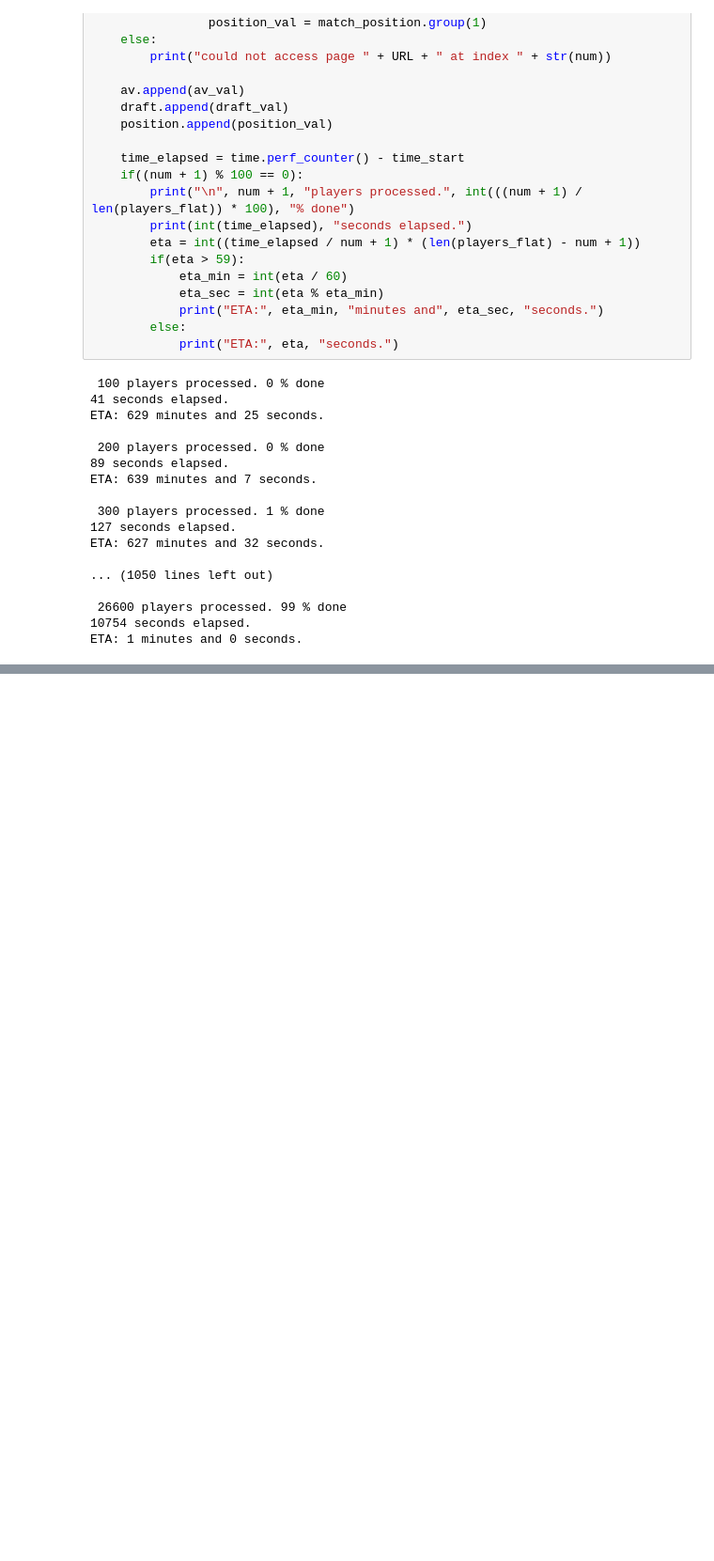
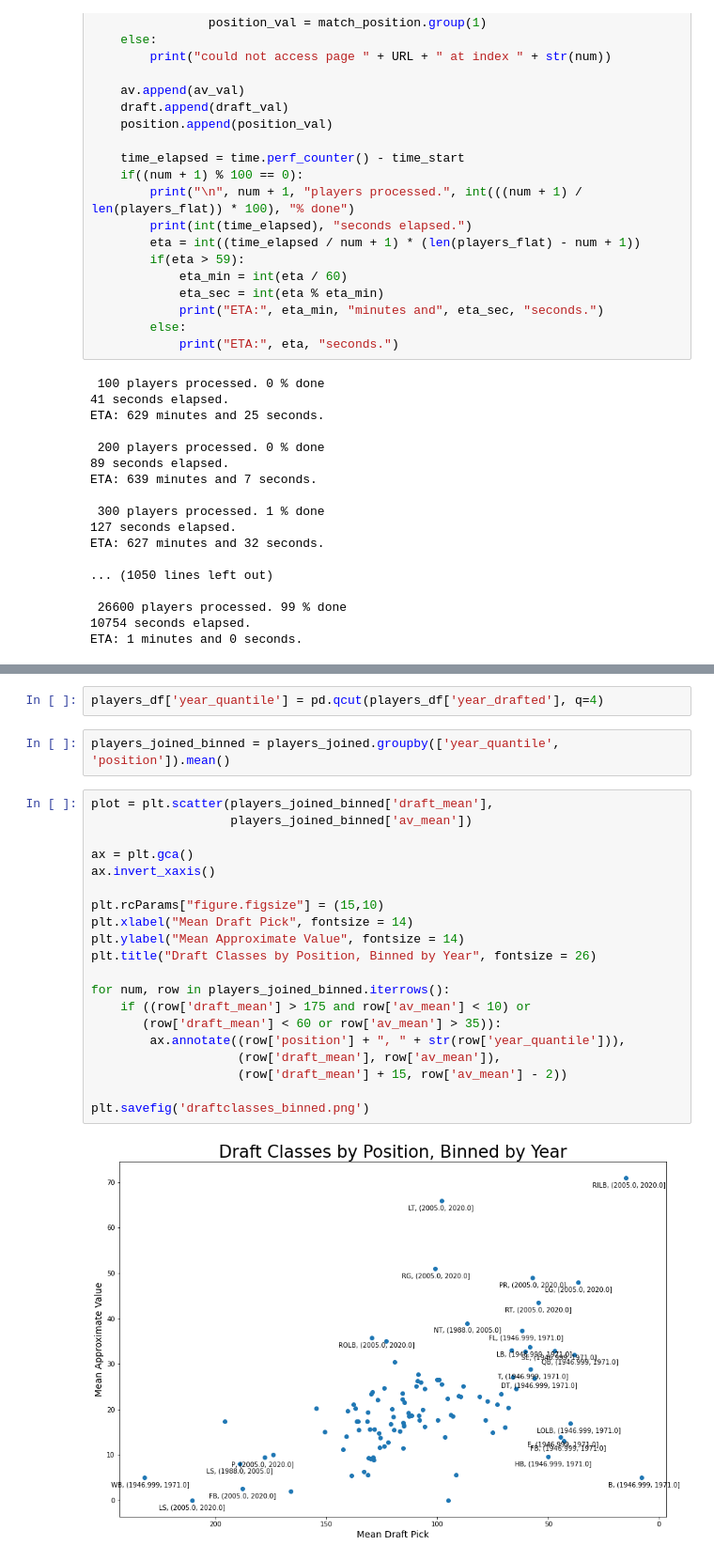
Before and after one commit to corinzarkowski/nfl-draft-value-position, a Jupyter notebook: draft-av.ipynb, the cells around one changed output, grey strips where cells are left out. Shown at 94% size. Cells and saved outputs as stored; diff of their text form; blank space fills up the shorter version.

```diff
--- a/draft-av.ipynb
+++ b/draft-av.ipynb
@@ -141,0 +262,26 @@ len(players_formatted_filtered)
+# %%
+players_df['year_quantile'] = pd.qcut(players_df['year_drafted'], q=4)
+# %%
+players_joined_binned = players_joined.groupby(['year_quantile', 'position']).mean()
+# %%
+plot = plt.scatter(players_joined_binned['draft_mean'],
+                   players_joined_binned['av_mean'])
+
+ax = plt.gca()
+ax.invert_xaxis()
+
+plt.rcParams["figure.figsize"] = (15,10)
+plt.xlabel("Mean Draft Pick", fontsize = 14)
+plt.ylabel("Mean Approximate Value", fontsize = 14)
+plt.title("Draft Classes by Position, Binned by Year", fontsize = 26)
+
+for num, row in players_joined_binned.iterrows():
+    if ((row['draft_mean'] > 175 and row['av_mean'] < 10) or
+       (row['draft_mean'] < 60 or row['av_mean'] > 35)):
+        ax.annotate((row['position'] + ", " + str(row['year_quantile'])),
+                    (row['draft_mean'], row['av_mean']),
+                    (row['draft_mean'] + 15, row['av_mean'] - 2))
+
+plt.savefig('draftclasses_binned.png')
+# %% [output]
+[figure, added]
```
Also changed, not shown: parts of 23 cells of this notebook, 13 other files.
